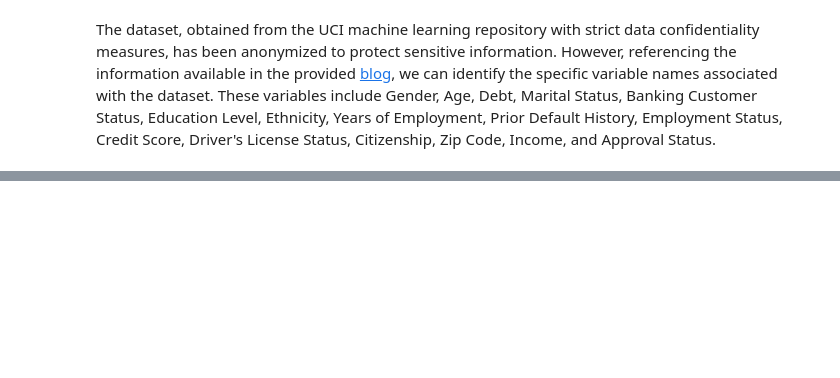
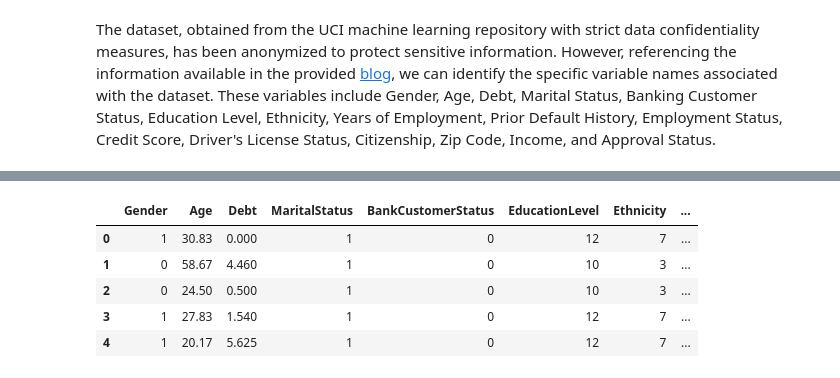
Before and after one commit to Bubly28/Credit-Card-Approval, a Jupyter notebook: DS_Project.ipynb, the cells around one changed output, grey strips where cells are left out. Saved outputs shown, nothing was run; the diff lists cells and outputs as text; code cells hidden in the pictures; blank space fills up the shorter version.

```diff
--- a/DS_Project.ipynb
+++ b/DS_Project.ipynb
@@ -158,0 +188,6 @@ dataframe.tail(20)
+# %%
+# Dealing with the missing values
+data = dataframe.fillna(dataframe.mean())
+
+# Check if there are any missing values left
+print(data.isnull().sum())
@@ -158,0 +212,10 @@ dataframe.tail(20)
+# %%
+# Filling missing values with mode for categorical variables
+data['Gender'] = data['Gender'].fillna(data['Gender'].mode()[0])
+data['MaritalStatus'] = data['MaritalStatus'].fillna(data['MaritalStatus'].mode()[0])
+data['BankCustomerStatus'] = data['BankCustomerStatus'].fillna(data['BankCustomerStatus'].mode()[0])
+data['EducationLevel'] = data['EducationLevel'].fillna(data['EducationLevel'].mode()[0])
+data['Ethnicity'] = data['Ethnicity'].fillna(data['Ethnicity'].mode()[0])
+
+# Check if there are any missing values left
+print(data.isnull().sum())
@@ -158,0 +240,19 @@ dataframe.tail(20)
+# %%
+from sklearn.preprocessing import LabelEncoder
+
+# Initialize LabelEncoder
+lbl_en = LabelEncoder()
+
+for col in data.columns:
+    if data[col].dtypes=='object':
+        data[col]=lbl_en.fit_transform(data[col])
+
+#Displaying the head
+data.head()
+# %% [output]
+|  | Gender | Age | Debt | MaritalStatus | BankCustomerStatus | EducationLevel | Ethnicity | ... |
+| 0 | 1 | 30.83 | 0.000 | 1 | 0 | 12 | 7 | ... |
+| 1 | 0 | 58.67 | 4.460 | 1 | 0 | 10 | 3 | ... |
+| 2 | 0 | 24.50 | 0.500 | 1 | 0 | 10 | 3 | ... |
+| 3 | 1 | 27.83 | 1.540 | 1 | 0 | 12 | 7 | ... |
+| 4 | 1 | 20.17 | 5.625 | 1 | 0 | 12 | 7 | ... |
```
Also changed, not shown: parts of 12 cells of this notebook.
